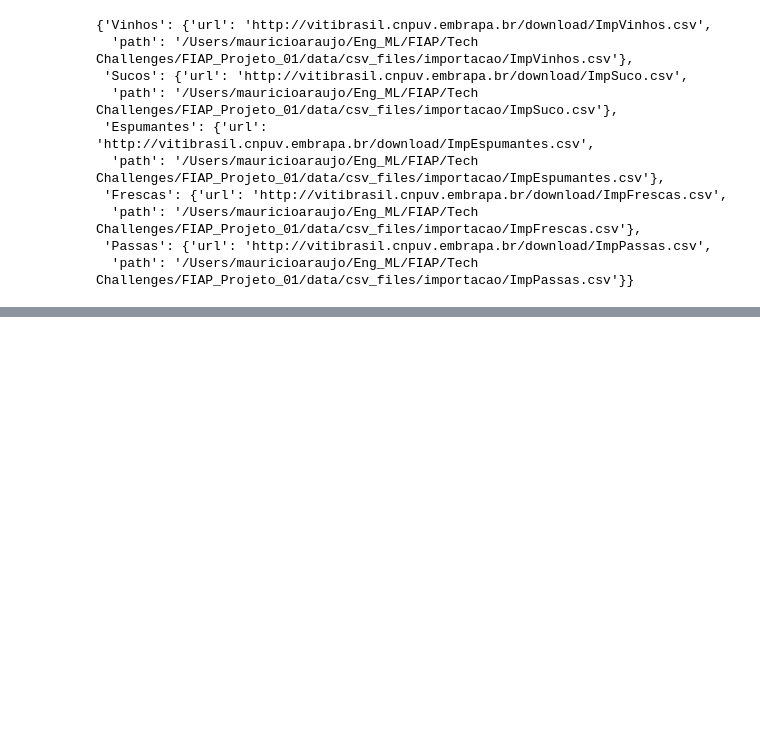
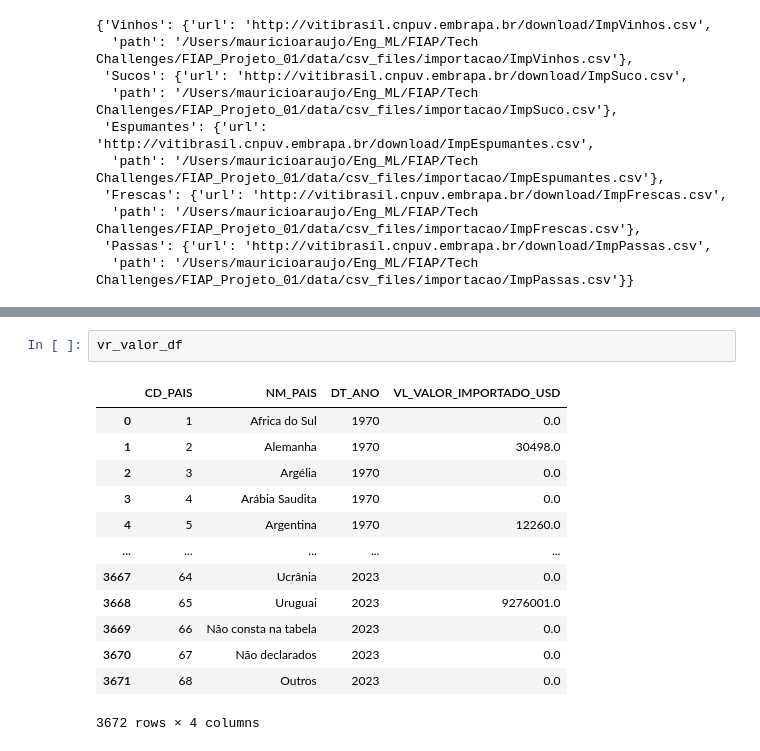
Before and after one commit to gmferratti/FIAP_Projeto_01, a Jupyter notebook: notebooks/mauricio/preprocessing/04_importacao.ipynb, the cells around one changed output, grey strips where cells are left out. Cells and saved outputs as stored; diff of their text form; blank space fills up the shorter version.

```diff
--- a/notebooks/mauricio/preprocessing/04_importacao.ipynb
+++ b/notebooks/mauricio/preprocessing/04_importacao.ipynb
@@ -37,0 +117,16 @@ except Exception as e:
+# %%
+vr_valor_df
+# %% [output]
+|  | CD_PAIS | NM_PAIS | DT_ANO | VL_VALOR_IMPORTADO_USD |
+| 0 | 1 | Africa do Sul | 1970 | 0.0 |
+| 1 | 2 | Alemanha | 1970 | 30498.0 |
+| 2 | 3 | Argélia | 1970 | 0.0 |
+| 3 | 4 | Arábia Saudita | 1970 | 0.0 |
+| 4 | 5 | Argentina | 1970 | 12260.0 |
+| ... | ... | ... | ... | ... |
+| 3667 | 64 | Ucrânia | 2023 | 0.0 |
+| 3668 | 65 | Uruguai | 2023 | 9276001.0 |
+| 3669 | 66 | Não consta na tabela | 2023 | 0.0 |
+| 3670 | 67 | Não declarados | 2023 | 0.0 |
+| 3671 | 68 | Outros | 2023 | 0.0 |
+3672 rows × 4 columns
```
Also changed, not shown: parts of 18 cells of this notebook, 3 other files.
